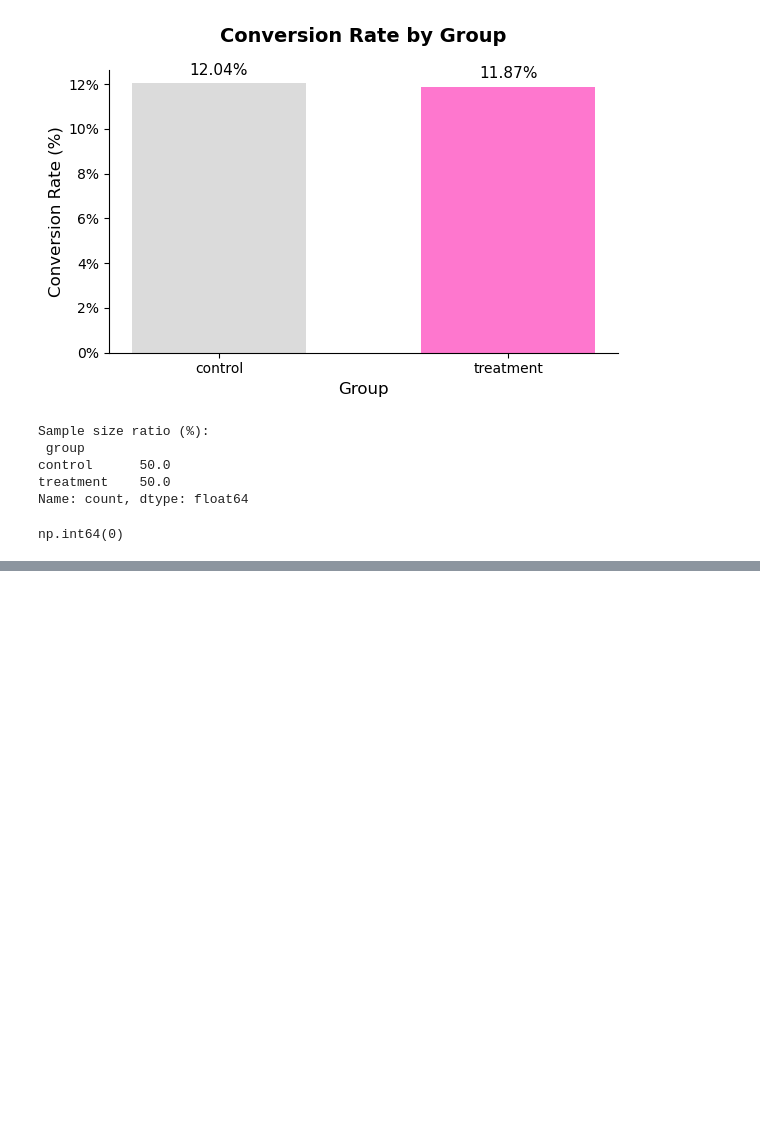
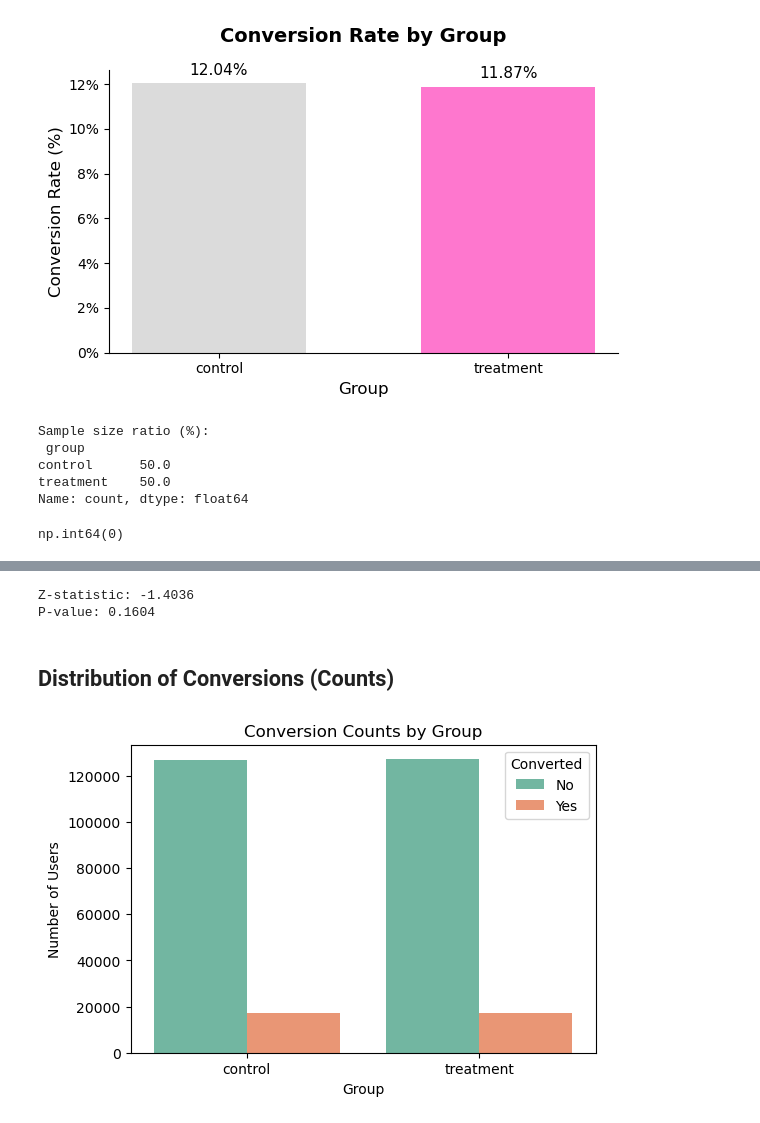
Before and after one commit to SuslovAnton/bank-landing-ab-test, a Jupyter notebook: notebooks/1_load_and_overview.ipynb, the cells around one changed output, grey strips where cells are left out. Saved outputs shown, nothing was run; the diff lists cells and outputs as text; code cells hidden in the pictures; blank space fills up the shorter version.

```diff
--- a/notebooks/1_load_and_overview.ipynb
+++ b/notebooks/1_load_and_overview.ipynb
@@ -192,0 +204,36 @@ np.int64(0)
+# %%
+from statsmodels.stats.proportion import proportions_ztest
+
+# conversion counts
+control_converted = df.query("group == 'control'")['converted'].sum()
+treatment_converted = df.query("group == 'treatment'")['converted'].sum()
+
+# sample sizes
+n_control = df.query("group == 'control'").shape[0]
+n_treatment = df.query("group == 'treatment'").shape[0]
+
+# run two-proportion z-test
+count = np.array([treatment_converted, control_converted])
+nobs = np.array([n_treatment, n_control])
+
+stat, pval = proportions_ztest(count, nobs, alternative='two-sided')
+
+print(f"Z-statistic: {stat:.4f}")
+print(f"P-value: {pval:.4f}")
+# %% [output]
+Z-statistic: -1.4036
+P-value: 0.1604
+# %% [markdown]
+## Distribution of Conversions (Counts)
+# %%
+import seaborn as sns
+
+plt.figure(figsize=(6,4))
+sns.countplot(data=df, x='group', hue='converted', palette='Set2')
+plt.title('Conversion Counts by Group')
+plt.xlabel('Group')
+plt.ylabel('Number of Users')
+plt.legend(title='Converted', labels=['No', 'Yes'])
+plt.show()
+# %% [output]
+[figure, added]
```
Also changed, not shown: parts of 8 cells of this notebook, 5 other files.
